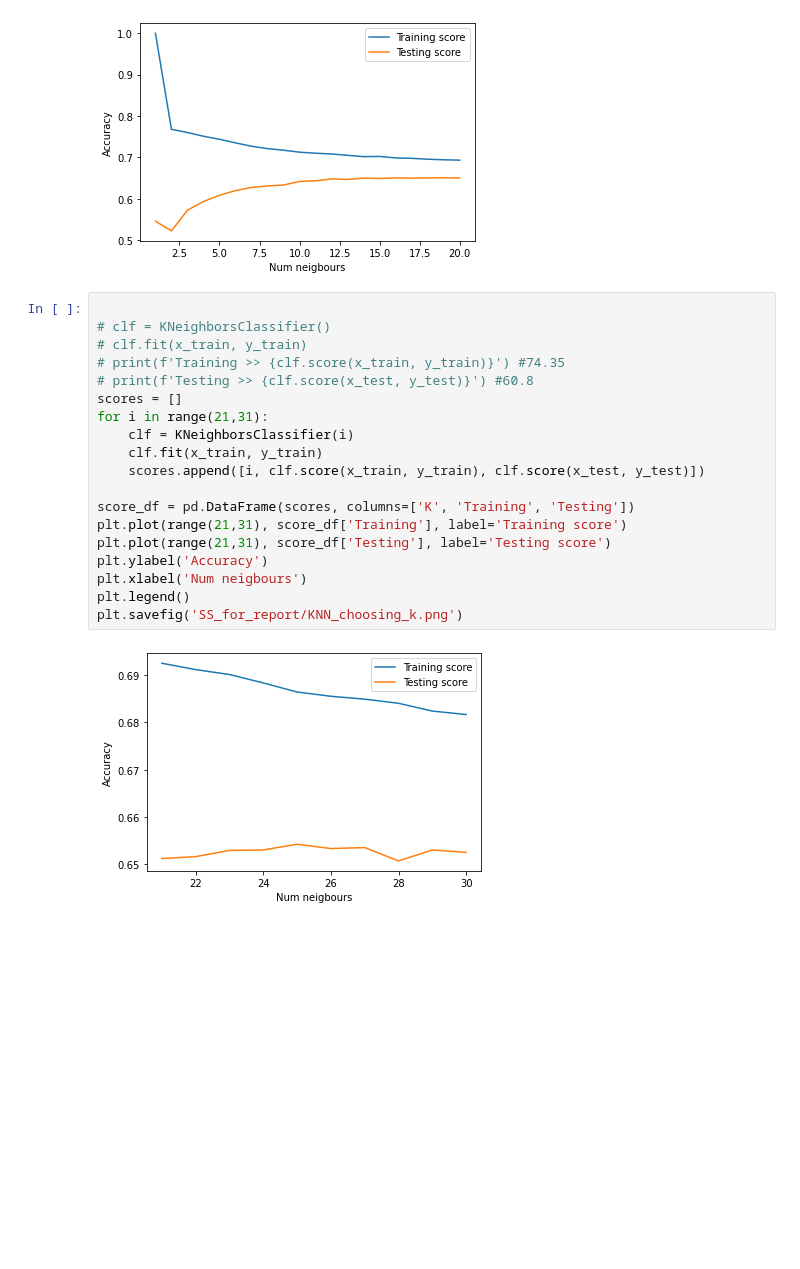
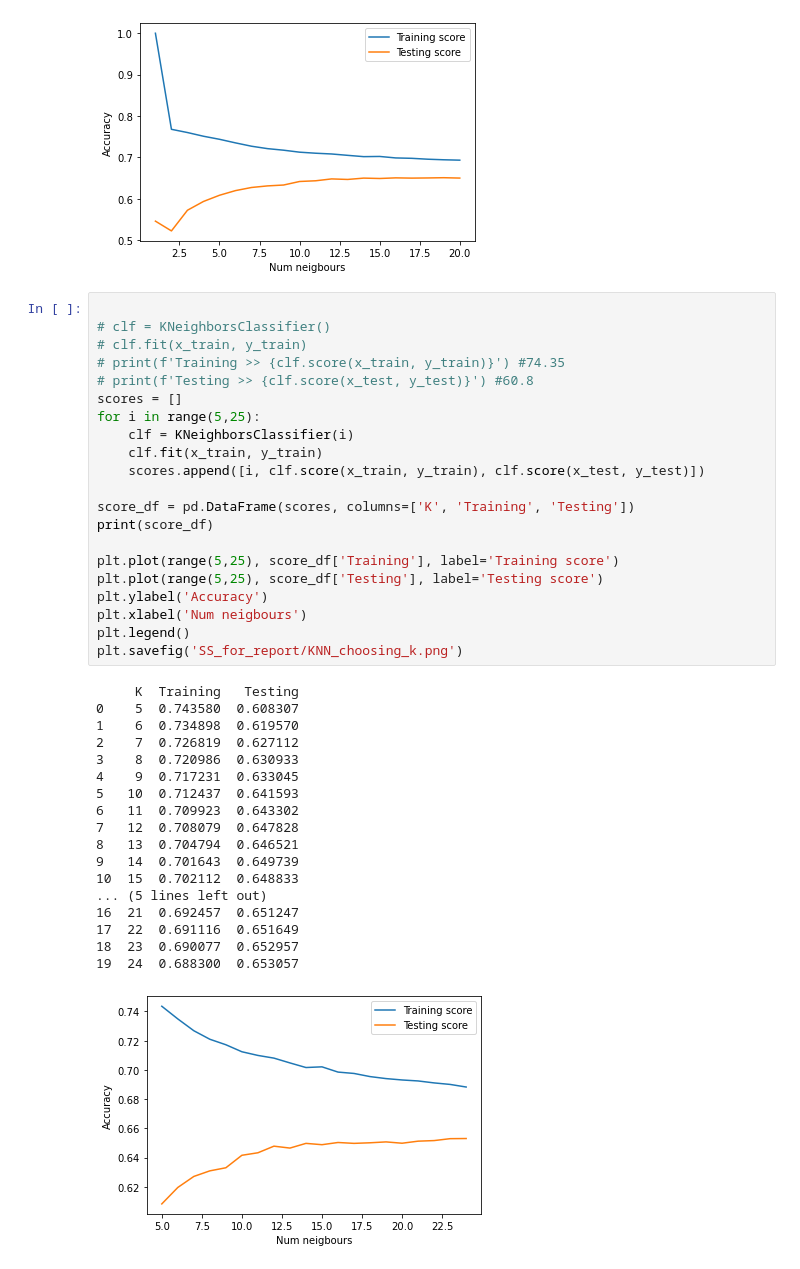
Before and after one commit to nutellaweera/Cuisine_Classification_ML, a Jupyter notebook: trainingAndTesting.ipynb, the cells around one changed output. Cells and saved outputs as stored; diff of their text form; blank space fills up the shorter version.

```diff
--- a/trainingAndTesting.ipynb
+++ b/trainingAndTesting.ipynb
@@ -115,21 +115,40 @@ plt.savefig('SS_for_report/KNN_choosing_k.png')
 # %%
 
 # clf = KNeighborsClassifier()
 # clf.fit(x_train, y_train)
 # print(f'Training >> {clf.score(x_train, y_train)}') #74.35
 # print(f'Testing >> {clf.score(x_test, y_test)}') #60.8
 scores = []
-for i in range(21,31):
+for i in range(5,25):
     clf = KNeighborsClassifier(i)
     clf.fit(x_train, y_train)
     scores.append([i, clf.score(x_train, y_train), clf.score(x_test, y_test)])
 
 score_df = pd.DataFrame(scores, columns=['K', 'Training', 'Testing'])
-plt.plot(range(21,31), score_df['Training'], label='Training score')
-plt.plot(range(21,31), score_df['Testing'], label='Testing score')
+print(score_df)
+
+plt.plot(range(5,25), score_df['Training'], label='Training score')
+plt.plot(range(5,25), score_df['Testing'], label='Testing score')
 plt.ylabel('Accuracy')
 plt.xlabel('Num neigbours')
 plt.legend()
 plt.savefig('SS_for_report/KNN_choosing_k.png')
 # %% [output]
+     K  Training   Testing
+0    5  0.743580  0.608307
+1    6  0.734898  0.619570
+2    7  0.726819  0.627112
+3    8  0.720986  0.630933
+4    9  0.717231  0.633045
+5   10  0.712437  0.641593
+6   11  0.709923  0.643302
+7   12  0.708079  0.647828
+8   13  0.704794  0.646521
+9   14  0.701643  0.649739
+10  15  0.702112  0.648833
+... (5 lines left out)
+16  21  0.692457  0.651247
+17  22  0.691116  0.651649
+18  23  0.690077  0.652957
+19  24  0.688300  0.653057
-[figure, old version]
+[figure, new version]
```
Also changed, not shown: 5 other files.
